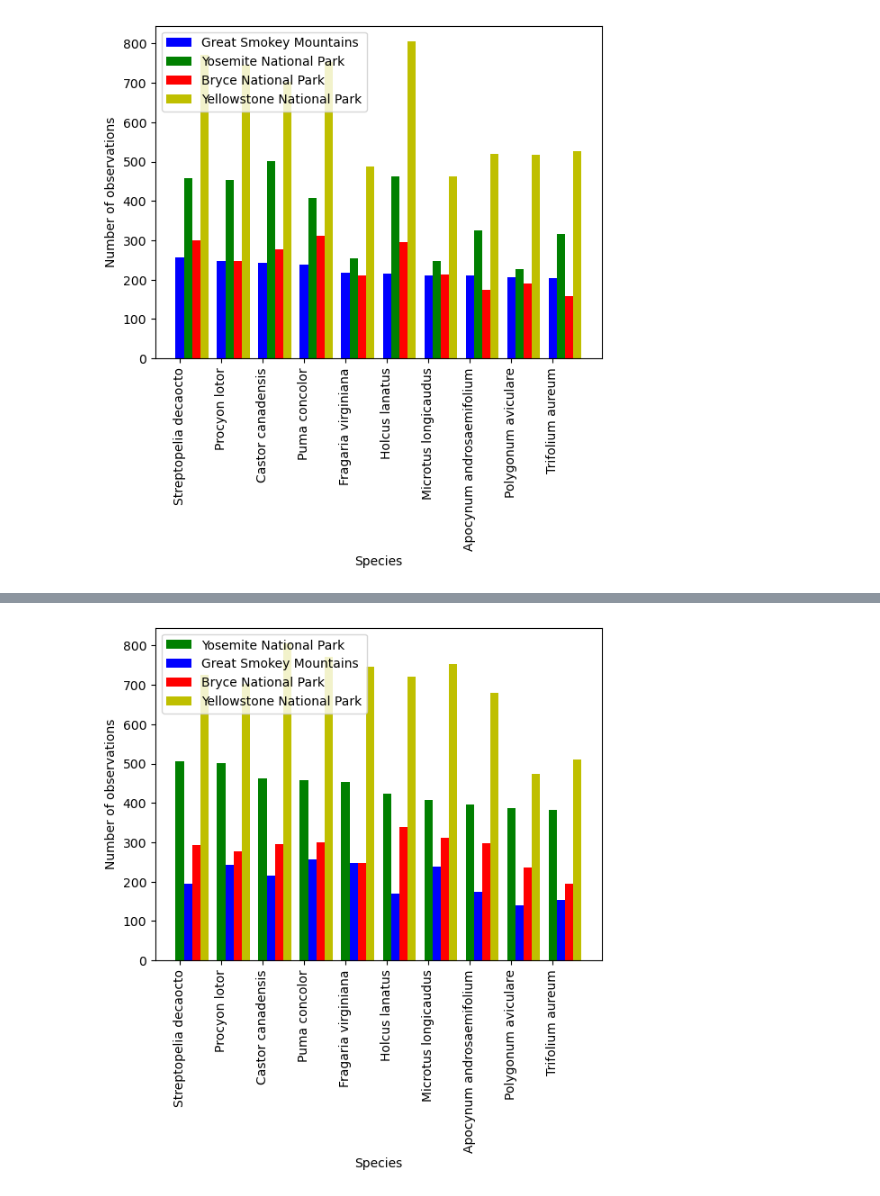
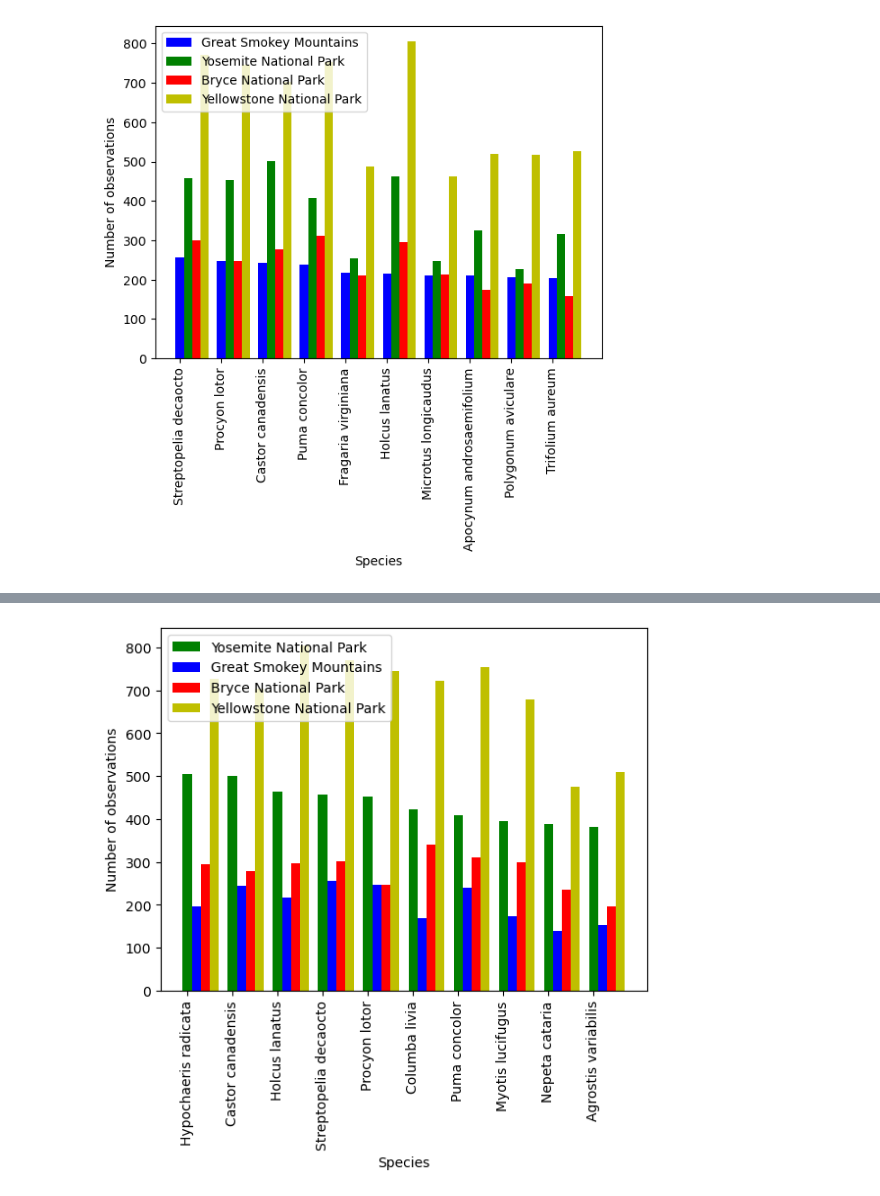
Before and after one commit to jnentwig/biodiversity-project, a Jupyter notebook: biodiversity2.ipynb, the cells around one changed output, grey strips where cells are left out. Cells and saved outputs as stored; diff of their text form; code cells hidden in the pictures.

```diff
--- a/biodiversity2.ipynb
+++ b/biodiversity2.ipynb
@@ -18,10 +18,20 @@ mountain_top_species = observ_data[observ_data.park == 'Great Smoky Mountains Na
 yosemite_observations = []
 bryce_observations = []
 yellowstone_observations = []
+pd.set_option('display.max_rows', None)
+pd.set_option('display.max_columns', None)
+
+#information
+print(species_data.columns)
+
 for species in mountain_top_species.species:
     yosemite_observations.append(observ_data[(observ_data.park == 'Yosemite National Park') & (observ_data.species == species)]['observations'].values[0])
     bryce_observations.append(observ_data[(observ_data.park == 'Bryce National Park') & (observ_data.species == species)]['observations'].values[0])
     yellowstone_observations.append(observ_data[(observ_data.park == 'Yellowstone National Park') & (observ_data.species == species)]['observations'].values[0])
+    #get info about species
+    #print(species_data[species_data.scientific_name == species][['category', 'scientific_name', 'common_names']])
+    print(species_data[species_data.scientific_name == species].iloc[0, 2] + ' (' + species_data[species_data.scientific_name == species].iloc[0, 1] + ')')
+    print(species_data[species_data.scientific_name == species].iloc[0, 0])
 #make a graph
 r = np.arange(len(mountain_top_species.species))
 w = 0.2
@@ -45,6 +55,8 @@ for species in yosemite_top_species.species:
     mountain_observations.append(observ_data[(observ_data.park == 'Great Smoky Mountains National Park') & (observ_data.species == species)]['observations'].values[0])
     bryce_observations.append(observ_data[(observ_data.park == 'Bryce National Park') & (observ_data.species == species)]['observations'].values[0])
     yellowstone_observations.append(observ_data[(observ_data.park == 'Yellowstone National Park') & (observ_data.species == species)]['observations'].values[0])
+    print(species_data[species_data.scientific_name == species].iloc[0, 2] + ' (' + species_data[species_data.scientific_name == species].iloc[0, 1] + ')')
+    print(species_data[species_data.scientific_name == species].iloc[0, 0])
 #make a graph
 r = np.arange(len(mountain_top_species.species))
 w = 0.2
@@ -54,7 +66,66 @@ plt.bar(r+2*w, bryce_observations, color='r', width = w, label='Bryce National P
 plt.bar(r+3*w, yellowstone_observations, color = 'y', width=w, label='Yellowstone National Park')
 plt.xlabel('Species')
 plt.ylabel('Number of observations')
-plt.xticks(r, mountain_top_species.species, rotation=90)
+plt.xticks(r, yosemite_top_species.species, rotation=90)
 plt.legend(loc='upper left')
 plt.show()
+
+
+
+#Bryce National Park
+bryce_top_species = observ_data[observ_data.park == 'Bryce National Park'].sort_values(by='observations', ascending=False).iloc[0:10]
+mountain_observations = []
+yosemite_observations = []
+yellowstone_observations = []
+
+for species in yosemite_top_species.species:
+    mountain_observations.append(observ_data[(observ_data.park == 'Great Smoky Mountains National Park') & (observ_data.species == species)]['observations'].values[0])
+    yosemite_observations.append(observ_data[(observ_data.park == 'Yosemite National Park') & (observ_data.species == species)]['observations'].values[0])
+    yellowstone_observations.append(observ_data[(observ_data.park == 'Yellowstone National Park') & (observ_data.species == species)]['observations'].values[0])
+    print(species_data[species_data.scientific_name == species].iloc[0, 2] + ' (' + species_data[species_data.scientific_name == species].iloc[0, 1] + ')')
+    print(species_data[species_data.scientific_name == species].iloc[0, 0])
+#make a graph
+r = np.arange(len(mountain_top_species.species))
+w = 0.2
+plt.bar(r, bryce_top_species.observations, color = 'r',  width = w,  label='Bryce National Park')
+plt.bar(r+w, mountain_observations, color='b', width = w, label='Great Smokey Mountains')
+plt.bar(r+2*w, yosemite_observations, color='g', width = w, label='Yosemite National Park')
+plt.bar(r+3*w, yellowstone_observations, color = 'y', width=w, label='Yellowstone National Park')
+plt.xlabel('Species')
+plt.ylabel('Number of observations')
+plt.xticks(r, bryce_top_species.species, rotation=90)
+plt.legend(loc='upper left')
+plt.show()
+
+
+
+#yellowstone
+yellowstone_top_species = observ_data[observ_data.park == 'Yellowstone National Park'].sort_values(by='observations', ascending=False).iloc[0:10]
+mountain_observations = []
+yosemite_observations = []
+bryce_observations = []
+
+for species in yosemite_top_species.species:
+    mountain_observations.append(observ_data[(observ_data.park == 'Great Smoky Mountains National Park') & (observ_data.species == species)]['observations'].values[0])
+    yosemite_observations.append(observ_data[(observ_data.park == 'Yosemite National Park') & (observ_data.species == species)]['observations'].values[0])
+    bryce_observations.append(observ_data[(observ_data.park == 'Bryce National Park') & (observ_data.species == species)]['observations'].values[0])
+    print(species_data[species_data.scientific_name == species].iloc[0, 2] + ' (' + species_data[species_data.scientific_name == species].iloc[0, 1] + ')')
+    print(species_data[species_data.scientific_name == species].iloc[0, 0])
+#make a graph
+r = np.arange(len(mountain_top_species.species))
+w = 0.2
+plt.bar(r, bryce_top_species.observations, color = 'y',  width = w,  label='Yellowstone National Park')
+plt.bar(r+w, mountain_observations, color='b', width = w, label='Great Smokey Mountains')
+plt.bar(r+2*w, yosemite_observations, color='g', width = w, label='Yosemite National Park')
+plt.bar(r+3*w, yellowstone_observations, color = 'r', width=w, label='Bryce National Park')
+plt.xlabel('Species')
+plt.ylabel('Number of observations')
+plt.xticks(r, bryce_top_species.species, rotation=90)
+plt.legend(loc='upper left')
+plt.show()
+
+
+
+#'Great Smoky Mountains National Park' 'Yosemite National Park'
+# 'Bryce National Park' 'Yellowstone National Park'
 # %% [output]
@@ -62 +170 @@ plt.show()
-[figure, old version]
+[figure, new version]
```
Also changed, not shown: parts of 2 cells of this notebook.
